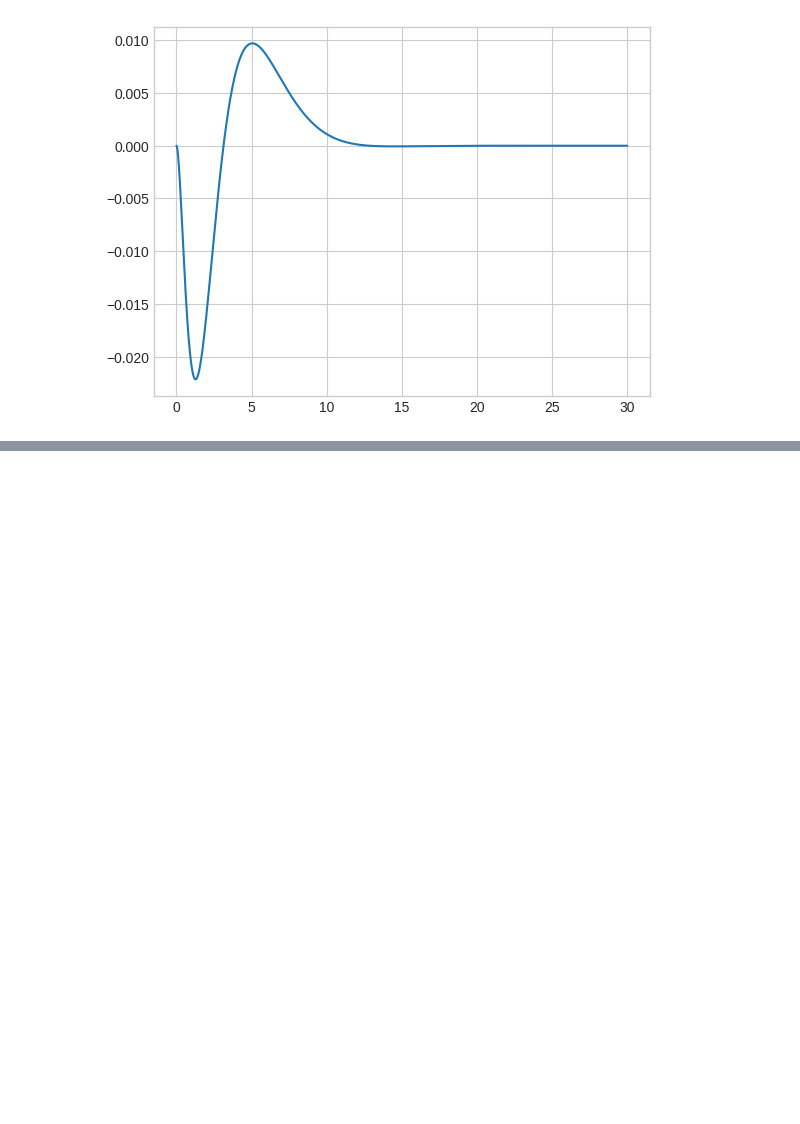
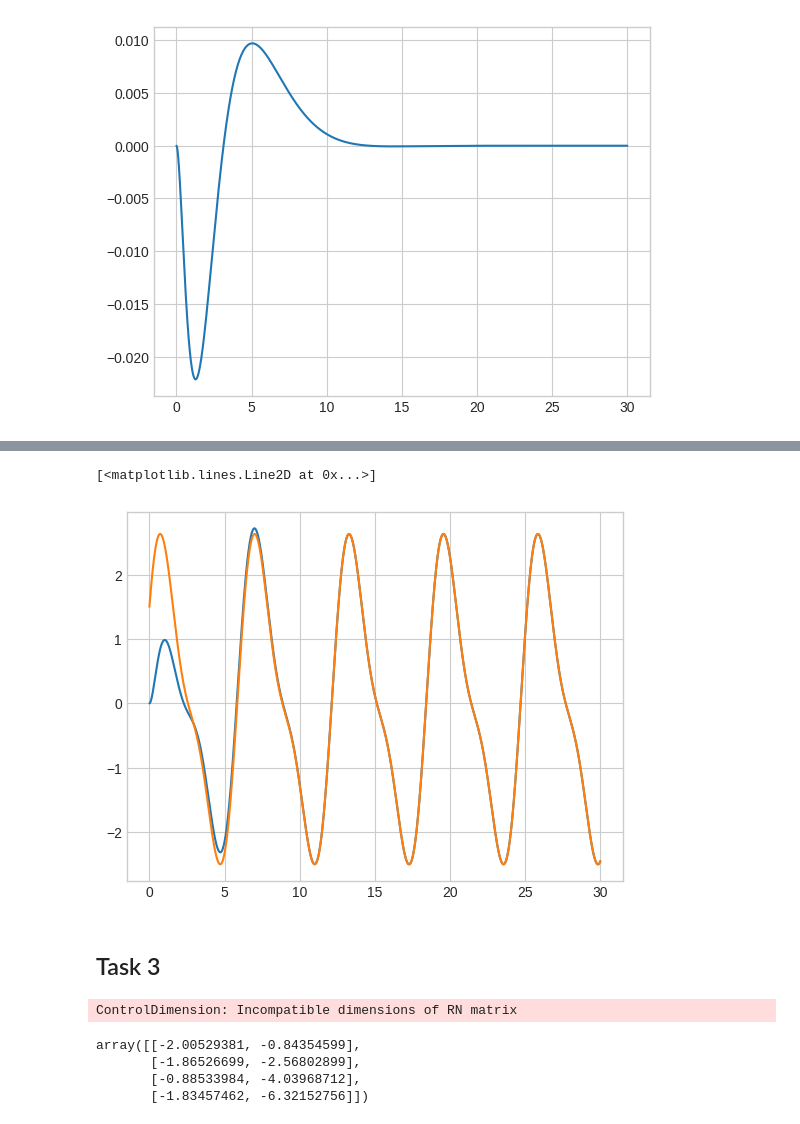
Before and after one commit to diuzhevVlad/control-theory-itmo-2023-2024, a Jupyter notebook: Lab12/Lab12.ipynb, the cells around one changed output, grey strips where cells are left out. Cells and saved outputs as stored; diff of their text form; code cells hidden in the pictures; blank space fills up the shorter version.

```diff
--- a/Lab12/Lab12.ipynb
+++ b/Lab12/Lab12.ipynb
@@ -129,0 +192,8 @@ plt.plot(time_1, out_1.outputs[0])
+# %%
+plt.plot(time_2, out_2.states[2])
+plt.plot(time_2, 2*w_2[2] + w_2[0])
+# %% [output]
+[<matplotlib.lines.Line2D at 0x...>]
+[figure, added]
+# %% [markdown]
+## Task 3
@@ -129,0 +250,19 @@ plt.plot(time_1, out_1.outputs[0])
+# %%
+A_obs = np.block([
+    [A_1, B_2],
+    [np.zeros((4, 4)), A_2]
+])
+C_obs = np.block([
+    [C_1, D_1]
+])
+L, _ = generate_Kalman(A_obs, C_obs, np.eye(8), np.eye(2))
+L_1, L_2 = -L[:4], -L[4:]
+# %% [output]
+ControlDimension: Incompatible dimensions of RN matrix
+# %%
+L_1
+# %% [output]
+array([[-2.00529381, -0.84354599],
+       [-1.86526699, -2.56802899],
+       [-0.88533984, -4.03968712],
+       [-1.83457462, -6.32152756]])
```
Also changed, not shown: parts of 36 cells of this notebook.
